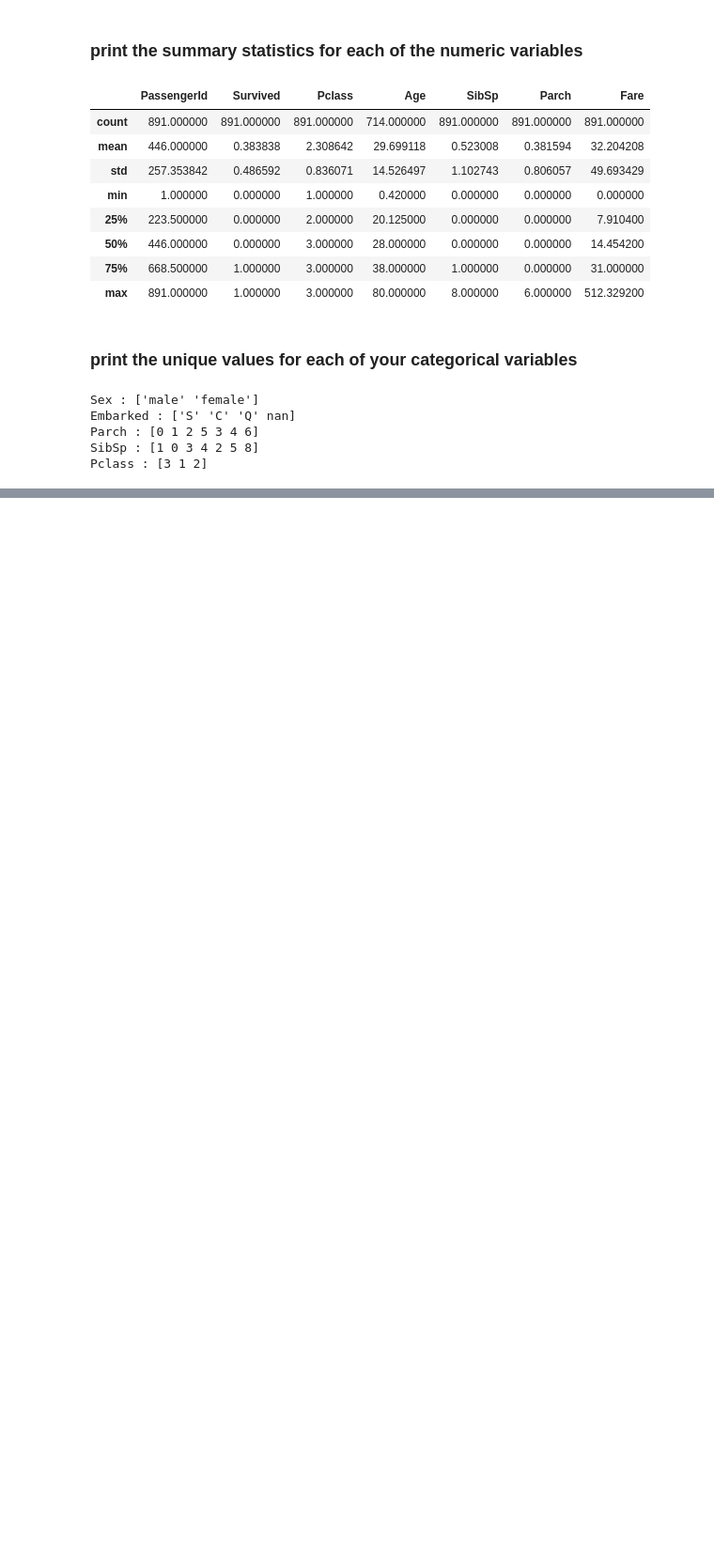
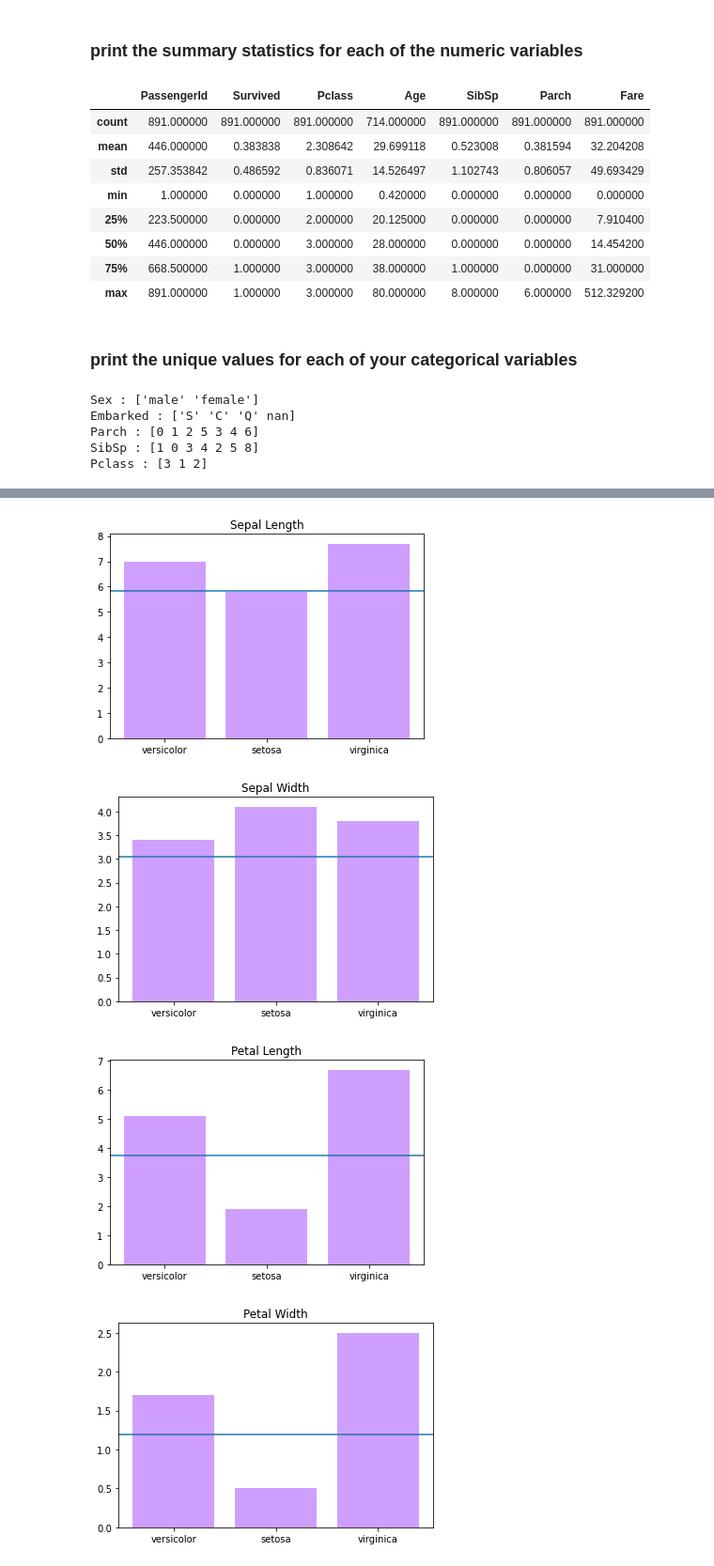
Before and after one commit to JeanetteSchulz/classification-exercises, a Jupyter notebook: classification_exercises.ipynb, the cells around one changed output, grey strips where cells are left out. Shown: that part at 94% size. Cells and saved outputs as stored; diff of their text form; code cells hidden in the pictures; blank space fills up the shorter version.

```diff
--- a/classification_exercises.ipynb
+++ b/classification_exercises.ipynb
@@ -606,0 +683,26 @@ iris_train.head()
+# %%
+# Couldn't get the for loop to work, so to save time I'll just code all 4 charts this time
+plt.title( "Sepal Length" )
+plt.bar(iris_train.species, iris_train.sepal_length, color = '#CF9FFF');
+plt.axhline(iris_train.sepal_length.mean())
+plt.show()
+
+plt.title( "Sepal Width" )
+plt.bar(iris_train.species, iris_train.sepal_width, color = '#CF9FFF');
+plt.axhline(iris_train.sepal_width.mean())
+plt.show()
+
+plt.title( "Petal Length" )
+plt.bar(iris_train.species, iris_train.petal_length, color = '#CF9FFF');
+plt.axhline(iris_train.petal_length.mean())
+plt.show()
+
+plt.title( "Petal Width" )
+plt.bar(iris_train.species, iris_train.petal_width, color = '#CF9FFF');
+plt.axhline(iris_train.petal_width.mean())
+plt.show()
+# %% [output]
+[figure, added]
+[figure, added]
+[figure, added]
+[figure, added]
```
Also changed, not shown: parts of 121 cells of this notebook.
